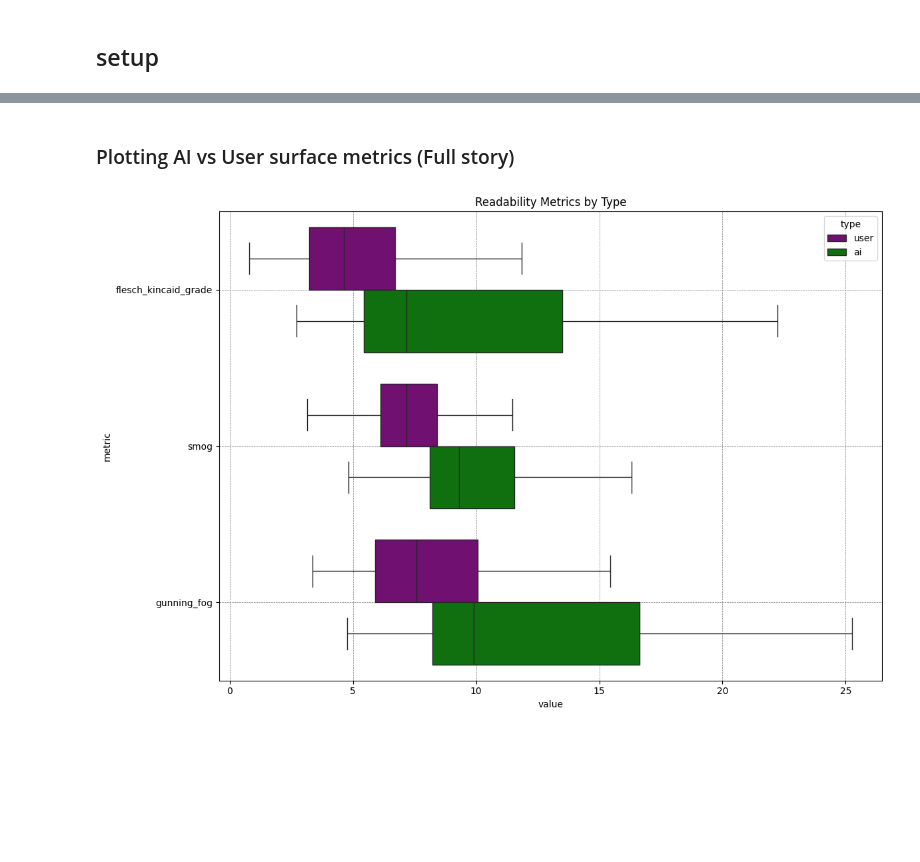
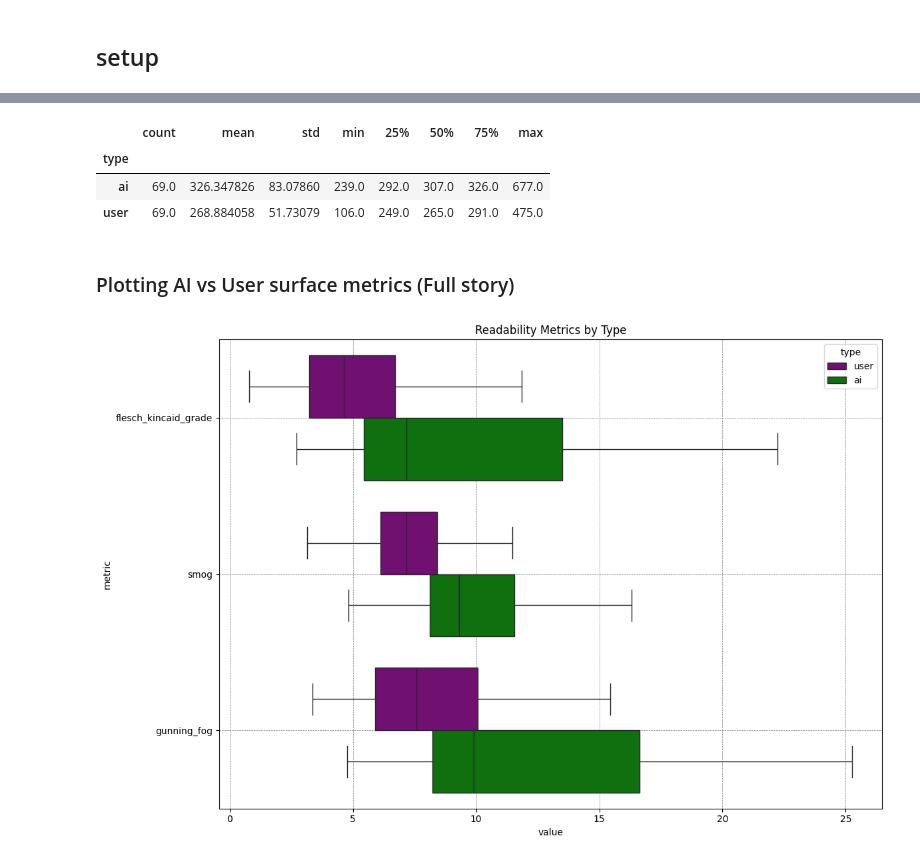
Before and after one commit to Halfidaldal/PENPAL_analysis, a Jupyter notebook: analysis/quick_analysis.ipynb, the cells around one changed output, grey strips where cells are left out. Saved outputs shown, nothing was run; the diff lists cells and outputs as text; code cells hidden in the pictures; blank space fills up the shorter version.

```diff
--- a/analysis/quick_analysis.ipynb
+++ b/analysis/quick_analysis.ipynb
@@ -14,2 +16,2 @@ df_full = pd.read_parquet('../data/TEXT/processed/full_story_surface_metrics.par
 # %%
-df_full
+df = pd.read_parquet('/work/PENPAL/PENPAL_analysis/data/TEXT/processed/surface_metrics.parquet')
@@ -30,3 +18,10 @@ df_full
+# %%
+df.groupby('type').doc_length.describe()
+# %% [output]
+|  | count | mean | std | min | 25% | 50% | 75% | max |
+| type |  |  |  |  |  |  |  |  |
+| ai | 69.0 | 326.347826 | 83.07860 | 239.0 | 292.0 | 307.0 | 326.0 | 677.0 |
+| user | 69.0 | 268.884058 | 51.73079 | 106.0 | 249.0 | 265.0 | 291.0 | 475.0 |
 # %% [markdown]
 ### Plotting AI vs User surface metrics (Full story)
 # %%
```
Also changed, not shown: parts of 2 cells of this notebook, 1 other file.
